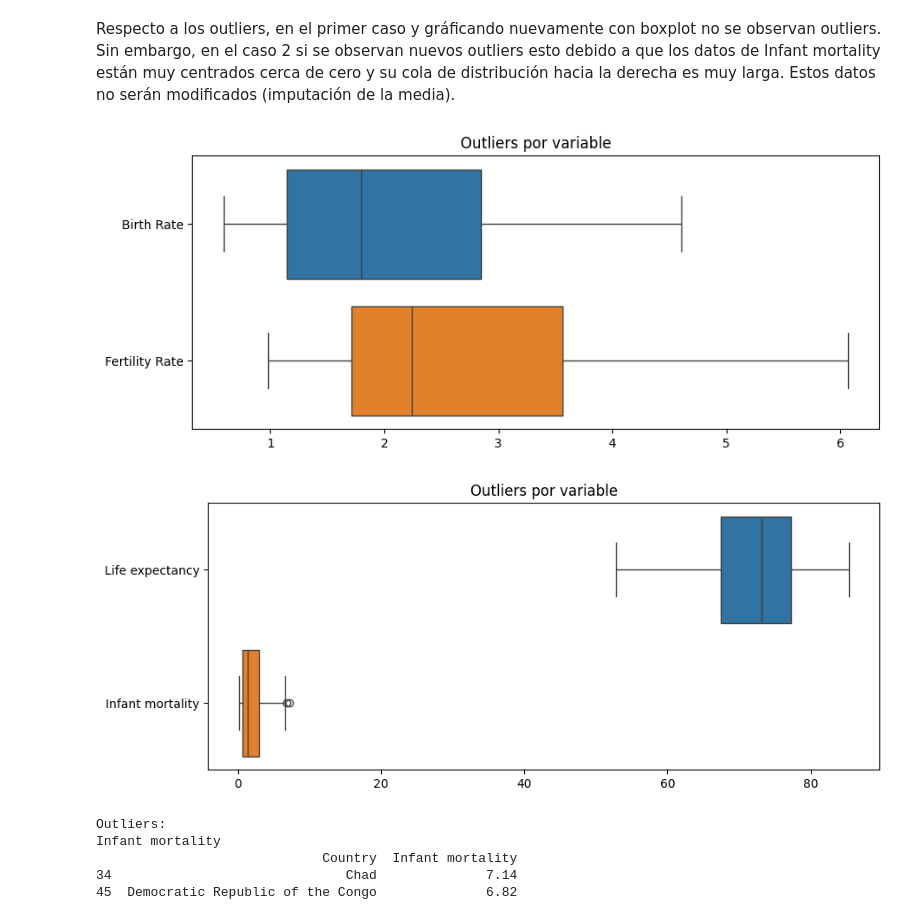
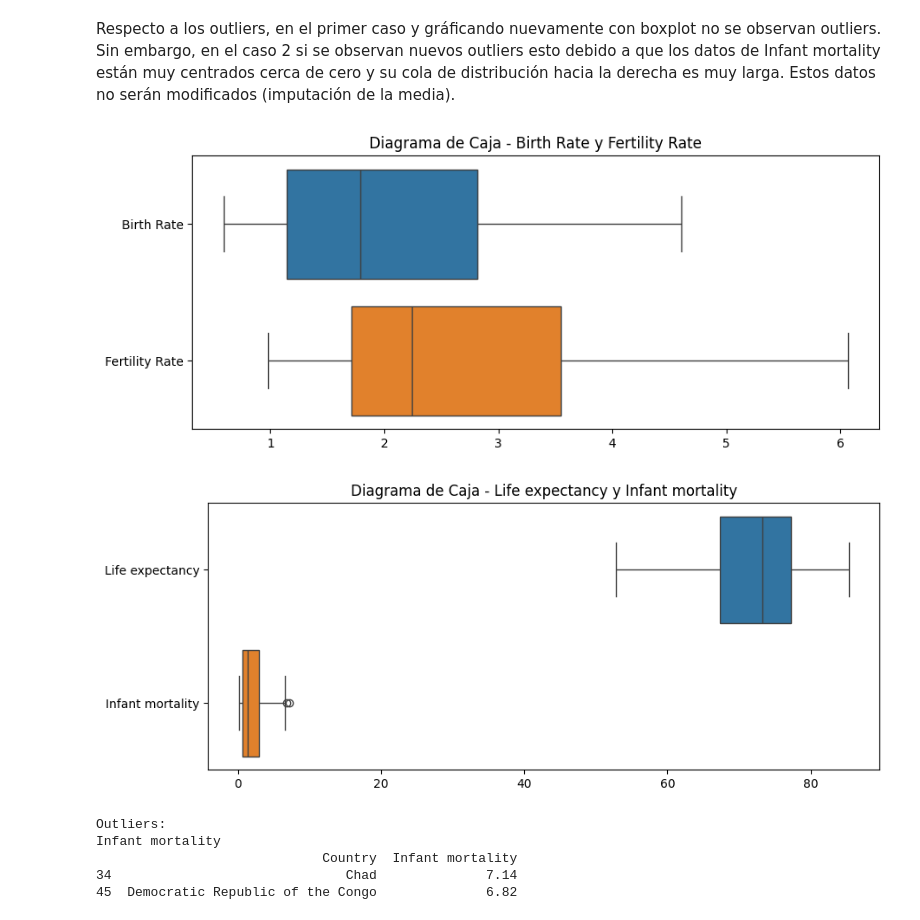
Before and after one commit to pdoren/analisis-estadistico-con-Python-G105, a Jupyter notebook: Desafío_Preparacion_de_datos_y_graficos.ipynb, the cells around one changed output. Cells and saved outputs as stored; diff of their text form; code cells hidden in the pictures.

```diff
--- a/Desafío_Preparacion_de_datos_y_graficos.ipynb
+++ b/Desafío_Preparacion_de_datos_y_graficos.ipynb
@@ -457,18 +515,18 @@ Respecto a los outliers, en el primer caso y gráficando nuevamente con boxplot
 cols = ['Birth Rate', 'Fertility Rate']
 plt.figure(figsize=(10,4))
 sns.boxplot(data=df[cols], orient='h')
-plt.title("Outliers por variable")
+plt.title("Diagrama de Caja - Birth Rate y Fertility Rate")
 plt.show()
 # %% [output]
-[figure, old version]
+[figure, new version]
 # %%
 cols_2 = ['Life expectancy', 'Infant mortality']
 plt.figure(figsize=(10,4))
 sns.boxplot(data=df[cols_2], orient='h')
-plt.title("Outliers por variable")
+plt.title("Diagrama de Caja - Life expectancy y Infant mortality")
 plt.show()
 # %% [output]
-[figure, old version]
+[figure, new version]
 # %%
 print_outliers(df, cols_2)
 # %% [output]
```
Also changed, not shown: parts of 50 cells of this notebook.
